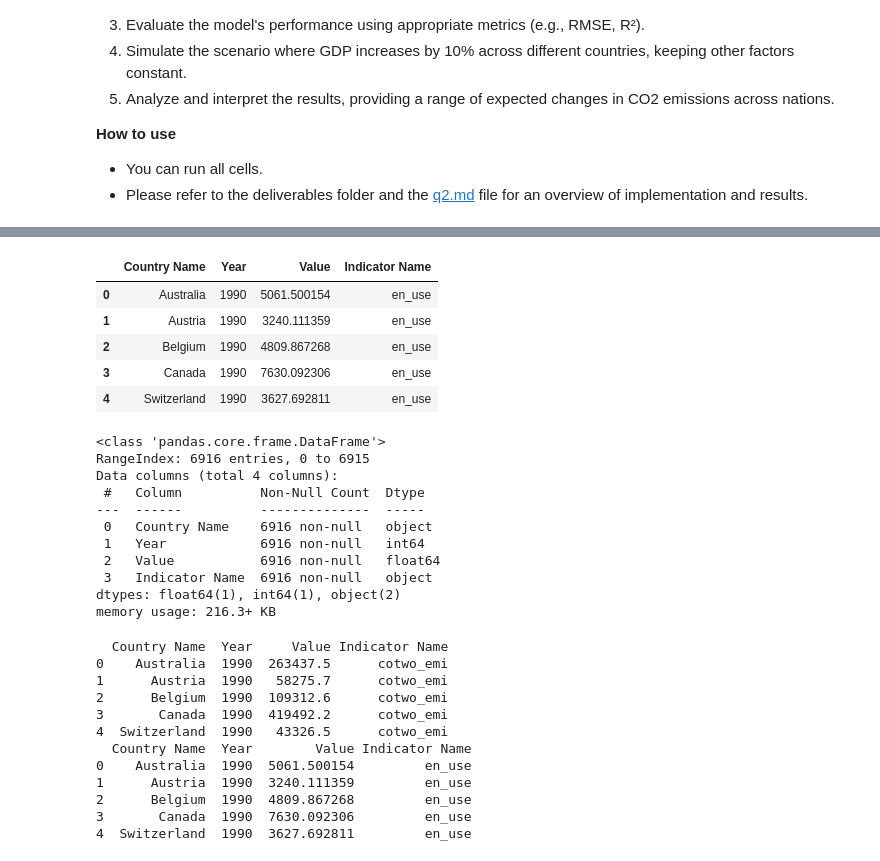
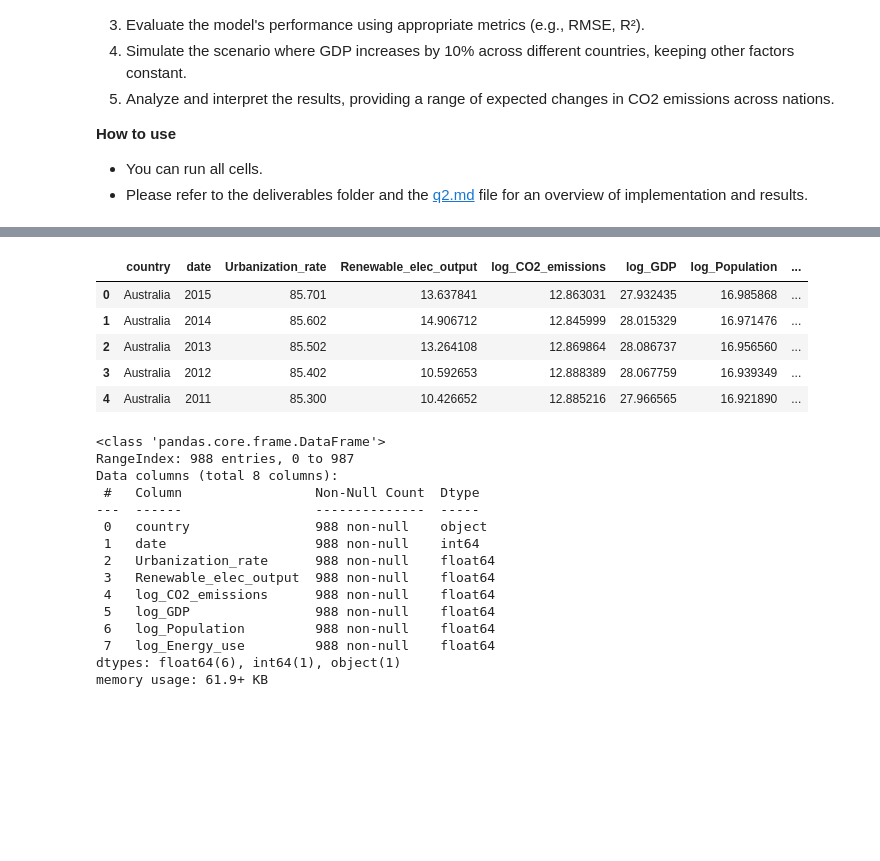
Before and after one commit to JuanRobledo12/Decision_Sciencies_Practical_Exam, a Jupyter notebook: q2.ipynb, the cells around one changed output, grey strips where cells are left out. Saved outputs shown, nothing was run; the diff lists cells and outputs as text; code cells hidden in the pictures; blank space fills up the shorter version.

```diff
--- a/q2.ipynb
+++ b/q2.ipynb
@@ -31,24 +49,28 @@ import matplotlib.pyplot as plt
 # %%
-df = pd.read_csv('clean_data/initial_q2.csv')
+df = pd.read_csv('clean_data/wbdata_cleaned.csv')
 df.head()
 # %% [output]
-|  | Country Name | Year | Value | Indicator Name |
-| 0 | Australia | 1990 | 5061.500154 | en_use |
-| 1 | Austria | 1990 | 3240.111359 | en_use |
-| 2 | Belgium | 1990 | 4809.867268 | en_use |
-| 3 | Canada | 1990 | 7630.092306 | en_use |
-| 4 | Switzerland | 1990 | 3627.692811 | en_use |
+|  | country | date | Urbanization_rate | Renewable_elec_output | log_CO2_emissions | log_GDP | log_Population | ... |
+| 0 | Australia | 2015 | 85.701 | 13.637841 | 12.863031 | 27.932435 | 16.985868 | ... |
+| 1 | Australia | 2014 | 85.602 | 14.906712 | 12.845999 | 28.015329 | 16.971476 | ... |
+| 2 | Australia | 2013 | 85.502 | 13.264108 | 12.869864 | 28.086737 | 16.956560 | ... |
+| 3 | Australia | 2012 | 85.402 | 10.592653 | 12.888389 | 28.067759 | 16.939349 | ... |
+| 4 | Australia | 2011 | 85.300 | 10.426652 | 12.885216 | 27.966565 | 16.921890 | ... |
 # %%
 df.info()
 # %% [output]
 <class 'pandas.core.frame.DataFrame'>
-RangeIndex: 6916 entries, 0 to 6915
-Data columns (total 4 columns):
- #   Column          Non-Null Count  Dtype
----  ------          --------------  -----
- 0   Country Name    6916 non-null   object
- 1   Year            6916 non-null   int64
- 2   Value           6916 non-null   float64
- 3   Indicator Name  6916 non-null   object
-dtypes: float64(1), int64(1), object(2)
-memory usage: 216.3+ KB
+RangeIndex: 988 entries, 0 to 987
+Data columns (total 8 columns):
+ #   Column                 Non-Null Count  Dtype
+---  ------                 --------------  -----
+ 0   country                988 non-null    object
+ 1   date                   988 non-null    int64
+ 2   Urbanization_rate      988 non-null    float64
+ 3   Renewable_elec_output  988 non-null    float64
+ 4   log_CO2_emissions      988 non-null    float64
+ 5   log_GDP                988 non-null    float64
+ 6   log_Population         988 non-null    float64
+ 7   log_Energy_use         988 non-null    float64
+dtypes: float64(6), int64(1), object(1)
+memory usage: 61.9+ KB
@@ -59,16 +76,0 @@ features_df = df[~df["Indicator Name"].str.contains("cotwo_emi")].reset_index(dr
-# %%
-print(target_df.head())
-print(features_df.head())
-# %% [output]
-  Country Name  Year     Value Indicator Name
-0    Australia  1990  263437.5      cotwo_emi
-1      Austria  1990   58275.7      cotwo_emi
-2      Belgium  1990  109312.6      cotwo_emi
-3       Canada  1990  419492.2      cotwo_emi
-4  Switzerland  1990   43326.5      cotwo_emi
-  Country Name  Year        Value Indicator Name
-0    Australia  1990  5061.500154         en_use
-1      Austria  1990  3240.111359         en_use
-2      Belgium  1990  4809.867268         en_use
-3       Canada  1990  7630.092306         en_use
-4  Switzerland  1990  3627.692811         en_use
```
Also changed, not shown: parts of 9 cells of this notebook, 14 other files.
